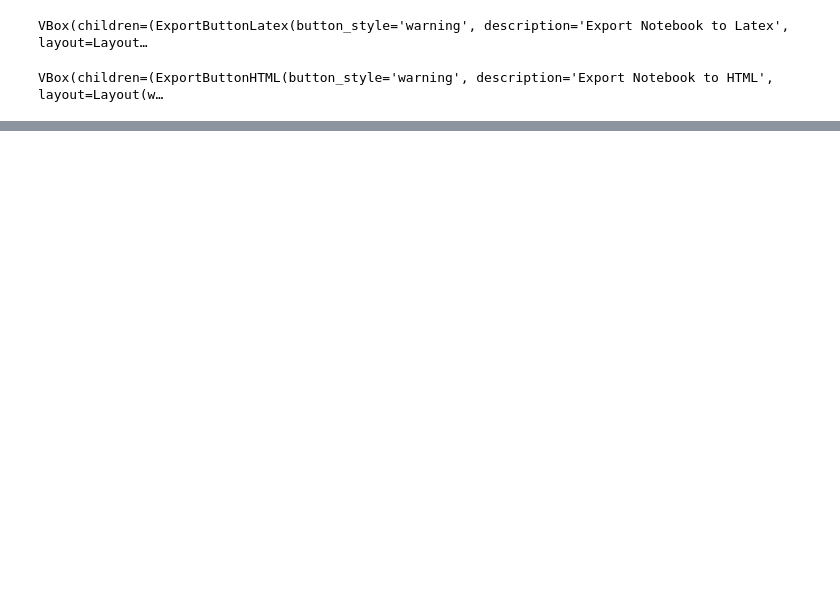
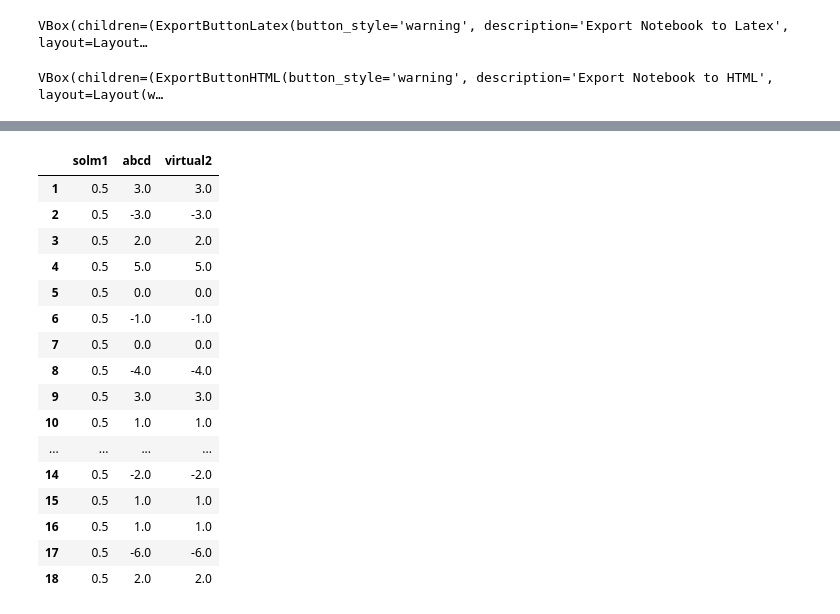
Before and after one commit to lnls-sol/jupy4syn, a Jupyter notebook: work-notebook.ipynb, the cells around one changed output, grey strips where cells are left out. Saved outputs shown, nothing was run; the diff lists cells and outputs as text; code cells hidden in the pictures; blank space fills up the shorter version.

Commit message:
Plotting first derivative of scan
Former-commit-id: 5d0c9e106839e0385c6bedc7cce6ddbca95a0174

```diff
--- a/work-notebook.ipynb
+++ b/work-notebook.ipynb
@@ -110,0 +152,38 @@ VBox(children=(ExportButtonHTML(button_style='warning', description='Export Note
+# %%
+import time
+import os
+
+def get_scan_name(fileName, number_repeats):
+    # Waits for file to be written by scan writter
+    time.sleep(1.0)
+
+    scan_names = []
+
+    leadingZeros = 4
+    newName = ""
+    cont = 0
+    while(True):
+        cont += 1
+        newName = fileName + "_" + str(cont).zfill(leadingZeros)
+        print(newName)
+        if(os.path.isfile(newName)):
+            print("cont")
+            continue
+        else:
+            for i in range(number_repeats):
+                scan_names.append(fileName + "_" + str(cont - 1 + i).zfill(leadingZeros))
+            break
+
+    return scan_names
+# %%
+import time
+
+file_name = "/home/gabriel.andrade/work/jupy4syn/scans/k"
+
+scan_names = get_scan_name(file_name, 1)
+
+dfs = []
+dfs.append(pd.DataFrame())
+while dfs[0].empty:
+    label = []
+    dfs, label = update_pd(scan_names, label)
@@ -110,0 +200,20 @@ VBox(children=(ExportButtonHTML(button_style='warning', description='Export Note
+# %%
+dfs[0].diff().dropna()
+# %% [output]
+|  | solm1 | abcd | virtual2 |
+| 1 | 0.5 | 3.0 | 3.0 |
+| 2 | 0.5 | -3.0 | -3.0 |
+| 3 | 0.5 | 2.0 | 2.0 |
+| 4 | 0.5 | 5.0 | 5.0 |
+| 5 | 0.5 | 0.0 | 0.0 |
+| 6 | 0.5 | -1.0 | -1.0 |
+| 7 | 0.5 | 0.0 | 0.0 |
+| 8 | 0.5 | -4.0 | -4.0 |
+| 9 | 0.5 | 3.0 | 3.0 |
+| 10 | 0.5 | 1.0 | 1.0 |
+| ... | ... | ... | ... |
+| 14 | 0.5 | -2.0 | -2.0 |
+| 15 | 0.5 | 1.0 | 1.0 |
+| 16 | 0.5 | 1.0 | 1.0 |
+| 17 | 0.5 | -6.0 | -6.0 |
+| 18 | 0.5 | 2.0 | 2.0 |
```
Also changed, not shown: parts of 3 cells of this notebook, 1 other file.
